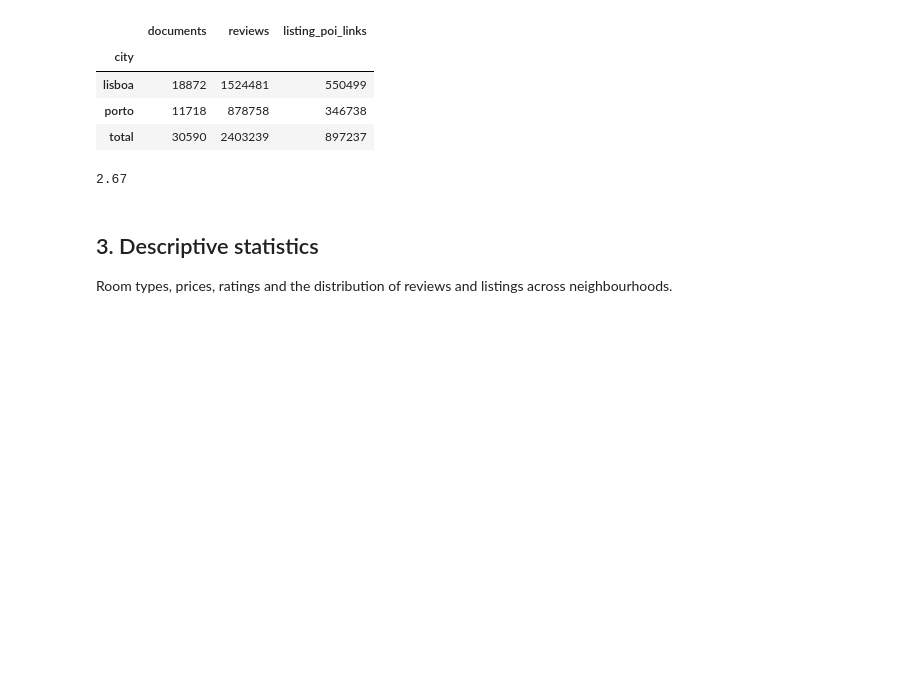
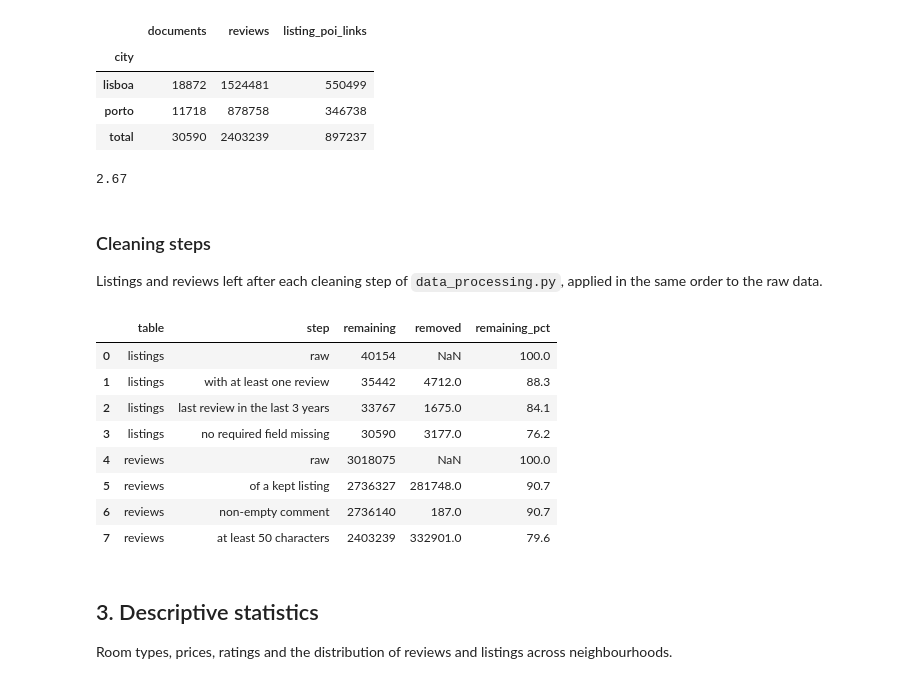
Before and after one commit to tomasestevess/PRI_projeto, a Jupyter notebook: analysis/notebooks/02_processed_eda.ipynb, the cells around one changed output. Saved outputs shown, nothing was run; the diff lists cells and outputs as text; code cells hidden in the pictures; blank space fills up the shorter version.

Commit message:
Expand processed EDA and clean translations

```diff
--- a/analysis/notebooks/02_processed_eda.ipynb
+++ b/analysis/notebooks/02_processed_eda.ipynb
@@ -91,6 +92,65 @@ keep("documents_gb", round((PROCESSED / "documents.jsonl").stat().st_size / 1e9,
 | porto | 11718 | 878758 | 346738 |
 | total | 30590 | 2403239 | 897237 |
 2.67
+# %% [markdown]
+### Cleaning steps
+
+Listings and reviews left after each cleaning step of `data_processing.py`, applied in the same order to the raw data.
+# %%
+# Same rules and order as process_listings and process_reviews in data_processing.py
+sys.path.insert(0, str(ROOT))
+import data_processing as dp
+
+SNAPSHOT = pd.Timestamp(os.environ.get("SNAPSHOT_DATE", "2026-06-23"))  # DATE in the Makefile
+REQUIRED = ["name", "description", "latitude", "longitude", "neighbourhood_cleansed", "price", "accommodates",
+            "room_type", "property_type", "number_of_reviews", "review_scores_rating"]  # as in process_listings
+
+raw = pd.concat([pd.read_csv(RAW / f"airbnb_{c}" / "listings.csv.gz", low_memory=False) for c in CITIES])
+raw["last_review"] = pd.to_datetime(raw["last_review"], errors="coerce")
+raw["price"] = raw["price"].astype(str).str.replace(r"[\$,]", "", regex=True).astype(float)
+for col in ["name", "description"]:
+    raw[col] = dp.clean_html(raw[col])
+with_reviews = raw[raw["number_of_reviews"].ge(dp.MIN_REVIEWS) & raw["last_review"].notna()]
+recent = with_reviews[with_reviews["last_review"].ge(SNAPSHOT - pd.DateOffset(years=dp.YEARS_ACTIVE))]
+complete = recent.dropna(subset=REQUIRED)
+assert len(complete) == len(listings)
+
+raw_rev = pd.concat([pd.read_csv(RAW / f"airbnb_{c}" / "reviews.csv.gz", usecols=["listing_id", "comments"])
+                     for c in CITIES])
+of_kept = raw_rev[raw_rev["listing_id"].isin(complete["id"])]
+non_empty = dp.clean_html(of_kept["comments"]).dropna()
+long_enough = non_empty[non_empty.str.len() >= dp.MIN_REVIEW_LENGTH]
+assert len(long_enough) == len(reviews)
+
+funnel = pd.DataFrame([
+    ("listings", "raw", len(raw)),
+    ("listings", "with at least one review", len(with_reviews)),
+    ("listings", f"last review in the last {dp.YEARS_ACTIVE} years", len(recent)),
+    ("listings", "no required field missing", len(complete)),
+    ("reviews", "raw", len(raw_rev)),
+    ("reviews", "of a kept listing", len(of_kept)),
+    ("reviews", "non-empty comment", len(non_empty)),
+    ("reviews", f"at least {dp.MIN_REVIEW_LENGTH} characters", len(long_enough)),
+], columns=["table", "step", "remaining"])
+funnel["removed"] = -funnel.groupby("table")["remaining"].diff()
+funnel["remaining_pct"] = (100 * funnel["remaining"] / funnel.groupby("table")["remaining"].transform("first")).round(1)
+display(funnel)
+funnel.to_csv(TABLES / "cleaning_steps.csv", index=False)
+for row in funnel.itertuples():
+    keep(f"{row.table}_after_{row.step}".replace(" ", "_"), row.remaining)
+missing = recent[REQUIRED].isna().sum()
+for col, n in missing[missing.gt(0)].items():
+    keep(f"listings_missing_{col}", int(n))
+# %% [output]
+|  | table | step | remaining | removed | remaining_pct |
+| 0 | listings | raw | 40154 | NaN | 100.0 |
+| 1 | listings | with at least one review | 35442 | 4712.0 | 88.3 |
+| 2 | listings | last review in the last 3 years | 33767 | 1675.0 | 84.1 |
+| 3 | listings | no required field missing | 30590 | 3177.0 | 76.2 |
+| 4 | reviews | raw | 3018075 | NaN | 100.0 |
+| 5 | reviews | of a kept listing | 2736327 | 281748.0 | 90.7 |
+| 6 | reviews | non-empty comment | 2736140 | 187.0 | 90.7 |
+| 7 | reviews | at least 50 characters | 2403239 | 332901.0 | 79.6 |
 # %% [markdown]
 ## 3. Descriptive statistics
 
```
Also changed, not shown: parts of 8 cells of this notebook, 8 other files.
